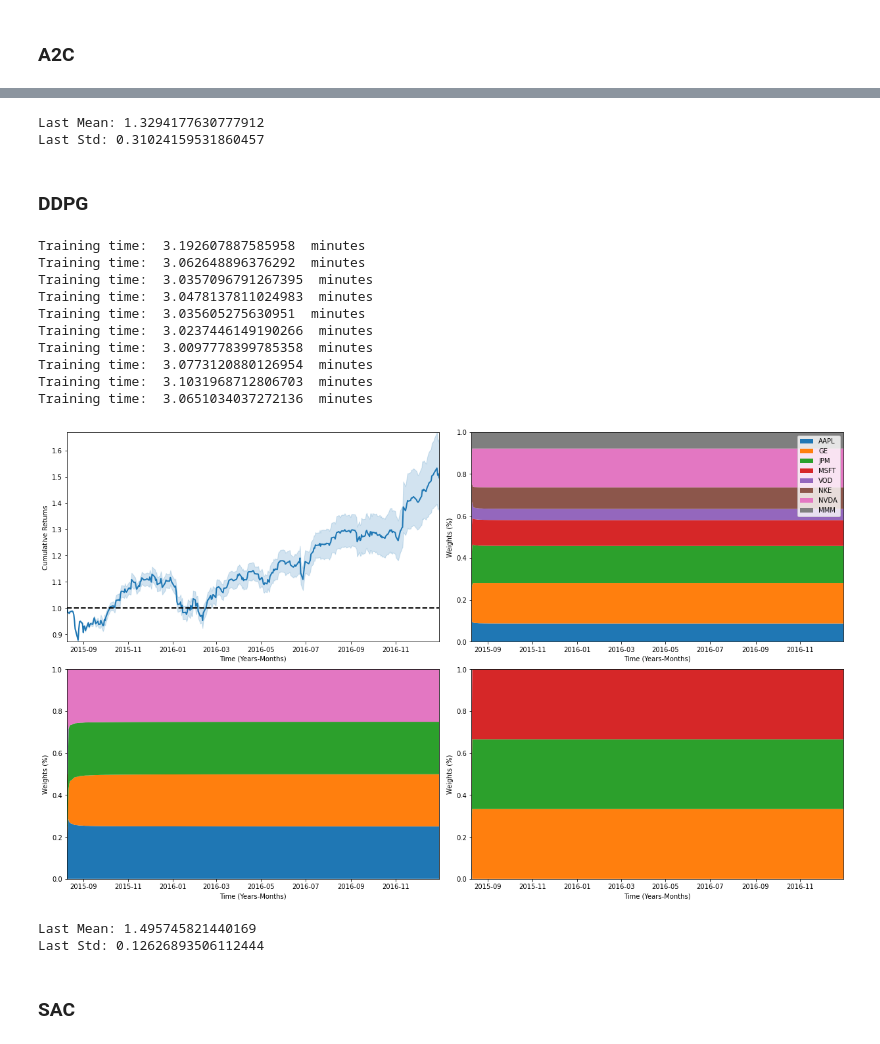
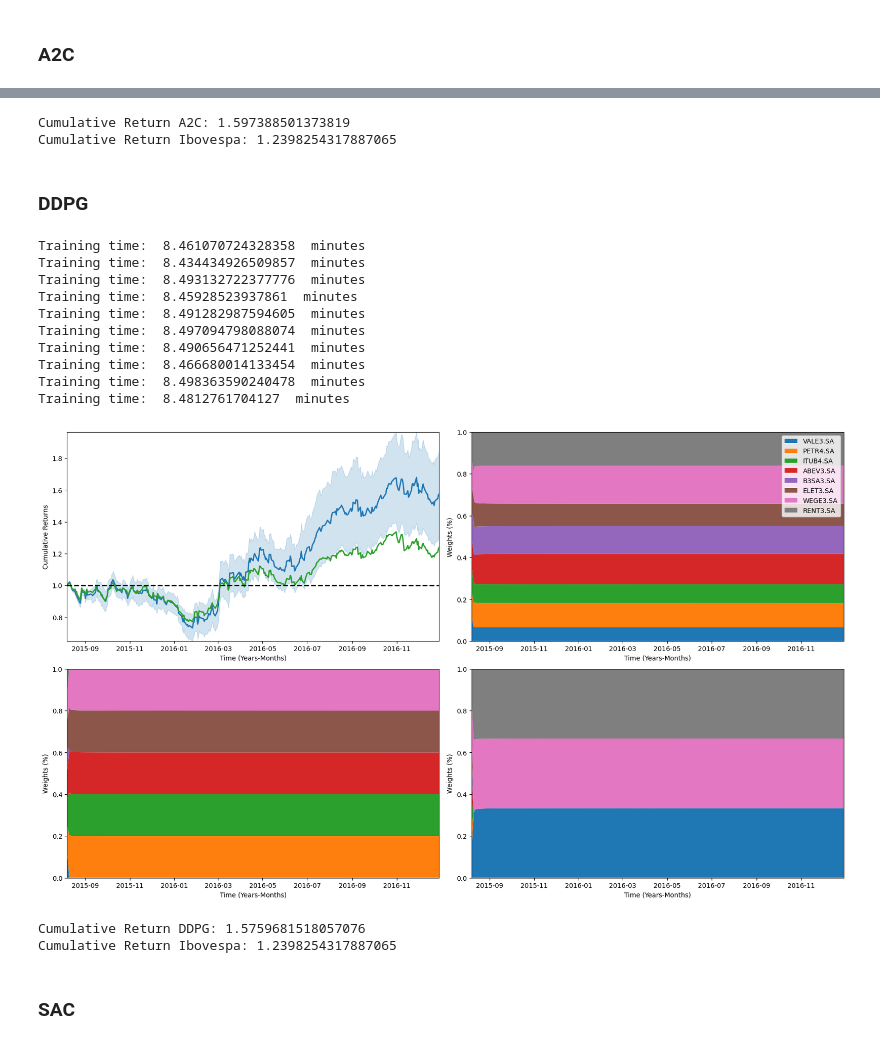
Before and after one commit to tsa3/Benchmarking-Strategies-for-Asset-Allocation, a Jupyter notebook: main.ipynb, the cells around one changed output, grey strips where cells are left out. Drawn from its saved outputs; the diff is of its cells as text; code cells hidden in the pictures.

Commit message:
feat: train using 5 days with Ibovespa

```diff
--- a/main.ipynb
+++ b/main.ipynb
@@ -32,7 +32,7 @@ import yfinance as yf
 # %%
 yf.pdr_override()
 
-tickers =  ["AAPL", "GE", "JPM", "MSFT", "VOD", "NKE", "NVDA", "MMM"]
+tickers =  ["VALE3.SA", "PETR4.SA", "ITUB4.SA", "ABEV3.SA", "B3SA3.SA", "ELET3.SA", "WEGE3.SA", "RENT3.SA"]
 df = pdr.get_data_yahoo([tickers][0], start='2010-01-01', end="2017-01-01")
 
 data = df.copy()
@@ -52,0 +53,12 @@ data.head(2)
+# %%
+benchmark = ["^BVSP"]
+df_benchmark = pdr.get_data_yahoo([benchmark][0], start='2015-08-07', end="2016-12-30")
+
+data_benchmark = df_benchmark.copy()
+data_benchmark['Adj Close'] = data_benchmark['Adj Close'].ffill()
+df_benchmark = df_benchmark.bfill(axis=1)
+data_benchmark['Adj Close'] = data_benchmark['Adj Close'].ffill()
+df_benchmark = df_benchmark.bfill(axis=1)
+
+data_benchmark = data_benchmark['Adj Close']
+data_benchmark.head(-1)
@@ -178,6 +224,10 @@ runs = 10
 policy = "MlpPolicy"
 length = test_re_df.shape[0]
 stocks = test_re_df.shape[1]
+# %%
+Cumulative_returns_daily_benchmark = np.zeros(length)
+for i in range(len(data_benchmark)):
+  Cumulative_returns_daily_benchmark[i] = data_benchmark[i] / data_benchmark[0]
 # %% [markdown]
 ### PPO
 # %%
@@ -349,9 +401,9 @@ plt.savefig(algo+'_'+str(timesteps)+'_'+str(rebalance_period)+'_drl0.png',bbox_i
 # %%
-print(f"Last Mean: {a2c_mean[-1]}")
-print(f"Last Std: {a2c_std[-1]}")
+print(f"Cumulative Return A2C: {a2c_mean[-1]}")
+print(f"Cumulative Return Ibovespa: {Cumulative_returns_daily_benchmark[-1]}")
 # %% [output]
-Last Mean: 1.3294177630777912
-Last Std: 0.31024159531860457
+Cumulative Return A2C: 1.597388501373819
+Cumulative Return Ibovespa: 1.2398254317887065
 # %% [markdown]
 ### DDPG
 # %%
@@ -381,16 +433,16 @@ while (i<runs):
     Cumulative_returns_daily_drl_ddpg[i] = (1+return_stocks_ddpg).cumprod()
     i = i+1
 # %% [output]
-Training time:  3.192607887585958  minutes
-Training time:  3.062648896376292  minutes
-Training time:  3.0357096791267395  minutes
-Training time:  3.0478137811024983  minutes
-Training time:  3.035605275630951  minutes
-Training time:  3.0237446149190266  minutes
-Training time:  3.0097778399785358  minutes
-Training time:  3.0773120880126954  minutes
-Training time:  3.1031968712806703  minutes
-Training time:  3.0651034037272136  minutes
+Training time:  8.461070724328358  minutes
+Training time:  8.434434926509857  minutes
+Training time:  8.493132722377776  minutes
+Training time:  8.45928523937861  minutes
+Training time:  8.491282987594605  minutes
+Training time:  8.497094798088074  minutes
+Training time:  8.490656471252441  minutes
+Training time:  8.466680014133454  minutes
+Training time:  8.498363590240478  minutes
+Training time:  8.4812761704127  minutes
 # %%
 fig, axs = plt.subplots(2, 2, figsize=(17,10),constrained_layout=True)
 
@@ -399,46 +451,47 @@ ddpg_std = np.std(np.array(Cumulative_returns_daily_drl_ddpg),axis=0)
 
 axs[0,0].plot(test_re_df.index, ddpg_mean, color='tab:blue', linewidth =2.0)
 axs[0,0].fill_between(test_re_df.index, ddpg_mean - ddpg_std, ddpg_mean + ddpg_std, alpha=0.2, color='tab:blue')
+axs[0,0].plot(test_re_df.index, Cumulative_returns_daily_benchmark, color='tab:green', linewidth =2.0)
 axs[0,0].margins(x=0)
 axs[0,0].margins(y=0)
 axs[0,0].axhline(1, color='black', linestyle='--', lw=2)
 axs[0,0].set_ylabel("Cumulative Returns")
 axs[0,0].set_xlabel("Time (Years-Months)")
 
 portfolio_weights_ddgpc_ = np.mean(np.array(portfolio_weights_ddpg),axis=0)
 df = pd.DataFrame (portfolio_weights_ddgpc_, index = test_re_df.index, columns = tickers)
-axs[0,1].stackplot(test_re_df.index, df['AAPL'], df['GE'], df['JPM'], df['MSFT'], df['VOD'], df['NKE'], df['NVDA'], df['MMM'], labels=tickers)
+axs[0,1].stackplot(test_re_df.index, df['VALE3.SA'], df['PETR4.SA'], df['ITUB4.SA'], df['ABEV3.SA'], df['B3SA3.SA'], df['ELET3.SA'], df['WEGE3.SA'], df['RENT3.SA'], labels=tickers)
 axs[0,1].legend(loc='upper right')
 axs[0,1].margins(x=0)
 axs[0,1].margins(y=0)
 axs[0,1].set_ylabel("Weights (%)")
 axs[0,1].set_xlabel("Time (Years-Months)")
 
 portfolio_weights_ddgpc_ = portfolio_weights_ddpg[np.argmax(Cumulative_returns_daily_drl_ddpg[:,-1])]
 df = pd.DataFrame (portfolio_weights_ddgpc_, index = test_re_df.index, columns = tickers)
-axs[1,0].stackplot(test_re_df.index, df['AAPL'], df['GE'], df['JPM'], df['MSFT'], df['VOD'], df['NKE'], df['NVDA'], df['MMM'], labels=tickers)
+axs[1,0].stackplot(test_re_df.index, df['VALE3.SA'], df['PETR4.SA'], df['ITUB4.SA'], df['ABEV3.SA'], df['B3SA3.SA'], df['ELET3.SA'], df['WEGE3.SA'], df['RENT3.SA'], labels=tickers)
 axs[1,0].margins(x=0)
 axs[1,0].margins(y=0)
 axs[1,0].set_ylabel("Weights (%)")
 axs[1,0].set_xlabel("Time (Years-Months)")
 
 portfolio_weights_ddgpc_ = portfolio_weights_ddpg[np.argmin(Cumulative_returns_daily_drl_ddpg[:,-1])]
 df = pd.DataFrame (portfolio_weights_ddgpc_, index = test_re_df.index, columns = tickers)
-axs[1,1].stackplot(test_re_df.index, df['AAPL'], df['GE'], df['JPM'], df['MSFT'], df['VOD'], df['NKE'], df['NVDA'], df['MMM'], labels=tickers)
+axs[1,1].stackplot(test_re_df.index, df['VALE3.SA'], df['PETR4.SA'], df['ITUB4.SA'], df['ABEV3.SA'], df['B3SA3.SA'], df['ELET3.SA'], df['WEGE3.SA'], df['RENT3.SA'], labels=tickers)
 axs[1,1].margins(x=0)
 axs[1,1].margins(y=0)
 axs[1,1].set_ylabel("Weights (%)")
 axs[1,1].set_xlabel("Time (Years-Months)")
 
 plt.savefig(algo+'_'+str(timesteps)+'_'+str(rebalance_period)+'_drl0.png',bbox_inches='tight')
 # %% [output]
-[figure, old version]
+[figure, new version]
 # %%
-print(f"Last Mean: {ddpg_mean[-1]}")
-print(f"Last Std: {ddpg_std[-1]}")
+print(f"Cumulative Return DDPG: {ddpg_mean[-1]}")
+print(f"Cumulative Return Ibovespa: {Cumulative_returns_daily_benchmark[-1]}")
 # %% [output]
-Last Mean: 1.495745821440169
-Last Std: 0.12626893506112444
+Cumulative Return DDPG: 1.5759681518057076
+Cumulative Return Ibovespa: 1.2398254317887065
 # %% [markdown]
 ### SAC
 # %%
```
Also changed, not shown: parts of 36 cells of this notebook, 1 other file.
